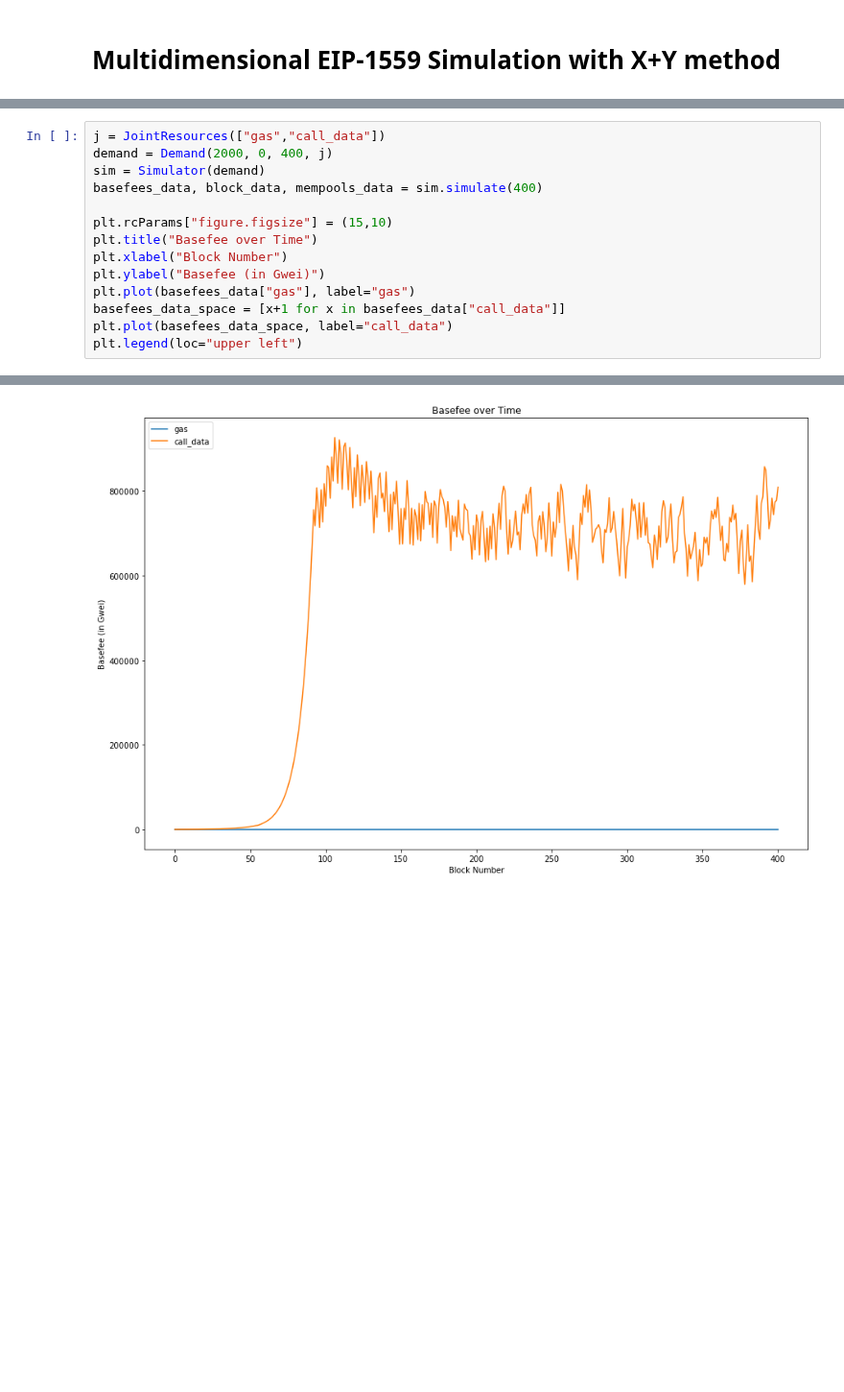
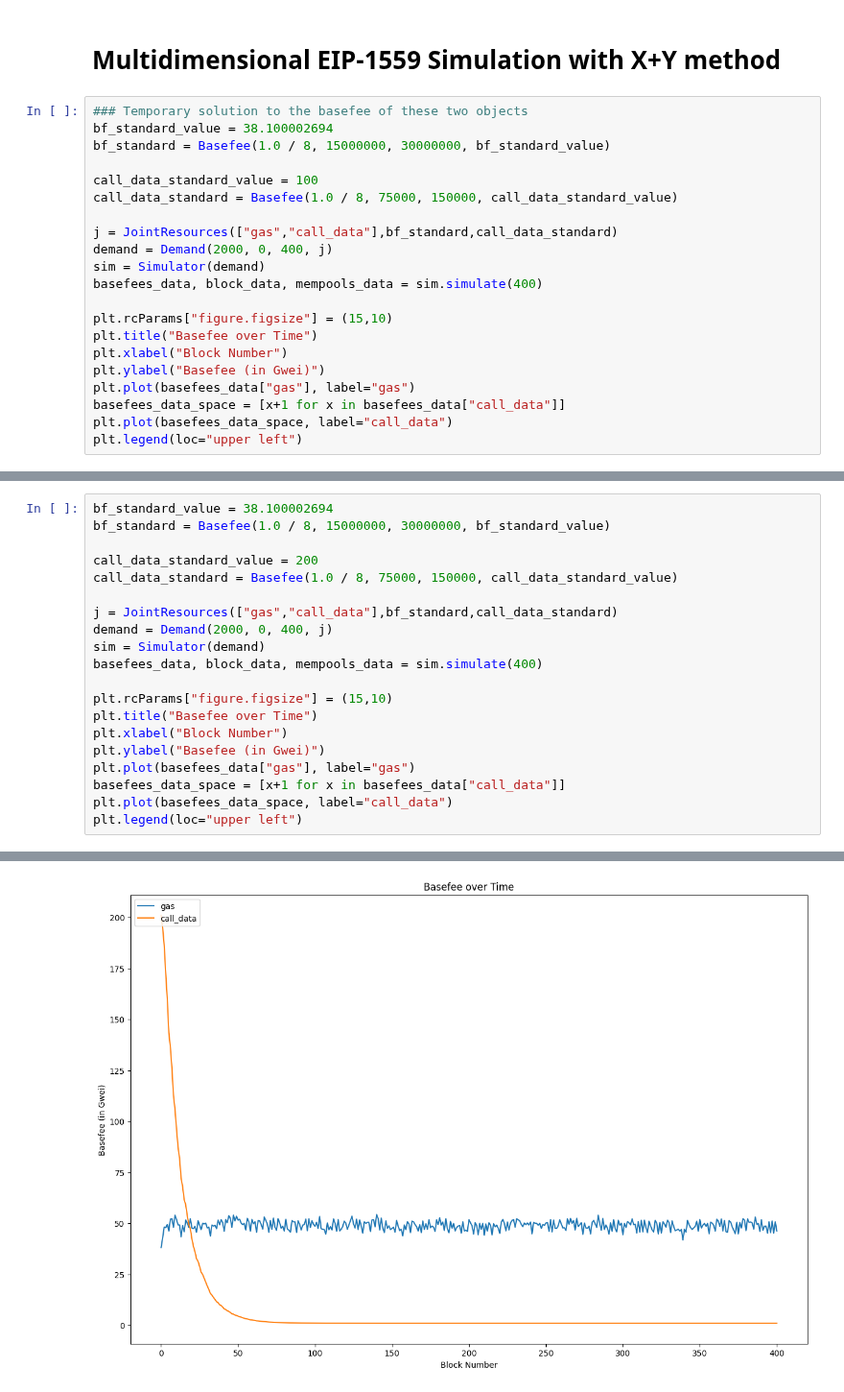
Before and after one commit to teohyikhaw/camcos, a Jupyter notebook: simulations/notebooks/meip-1559_results.ipynb, the cells around one changed output, grey strips where cells are left out. Shown at 96% size. Drawn from its saved outputs; the diff is of its cells as text; blank space fills up the shorter version.

Commit message:
Minor changes to simulator input for examples

```diff
--- a/simulations/notebooks/meip-1559_results.ipynb
+++ b/simulations/notebooks/meip-1559_results.ipynb
@@ -61,3 +61,24 @@ plt.legend(loc="upper left")
 [figure]
 # %% [markdown]
 # Multidimensional EIP-1559 Simulation with X+Y method
+# %%
+### Temporary solution to the basefee of these two objects
+bf_standard_value = 38.100002694
+bf_standard = Basefee(1.0 / 8, 15000000, 30000000, bf_standard_value)
+
+call_data_standard_value = 100
+call_data_standard = Basefee(1.0 / 8, 75000, 150000, call_data_standard_value)
+
+j = JointResources(["gas","call_data"],bf_standard,call_data_standard)
+demand = Demand(2000, 0, 400, j)
+sim = Simulator(demand)
+basefees_data, block_data, mempools_data = sim.simulate(400)
+
+plt.rcParams["figure.figsize"] = (15,10)
+plt.title("Basefee over Time")
+plt.xlabel("Block Number")
+plt.ylabel("Basefee (in Gwei)")
+plt.plot(basefees_data["gas"], label="gas")
+basefees_data_space = [x+1 for x in basefees_data["call_data"]]
+plt.plot(basefees_data_space, label="call_data")
+plt.legend(loc="upper left")
@@ -64,5 +88,11 @@ plt.legend(loc="upper left")
 # %%
-j = JointResources(["gas","call_data"])
+bf_standard_value = 38.100002694
+bf_standard = Basefee(1.0 / 8, 15000000, 30000000, bf_standard_value)
+
+call_data_standard_value = 200
+call_data_standard = Basefee(1.0 / 8, 75000, 150000, call_data_standard_value)
+
+j = JointResources(["gas","call_data"],bf_standard,call_data_standard)
 demand = Demand(2000, 0, 400, j)
 sim = Simulator(demand)
 basefees_data, block_data, mempools_data = sim.simulate(400)
@@ -80 +127 @@ plt.legend(loc="upper left")
-[figure, old version]
+[figure, new version]
```
Also changed, not shown: parts of 3 cells of this notebook.
